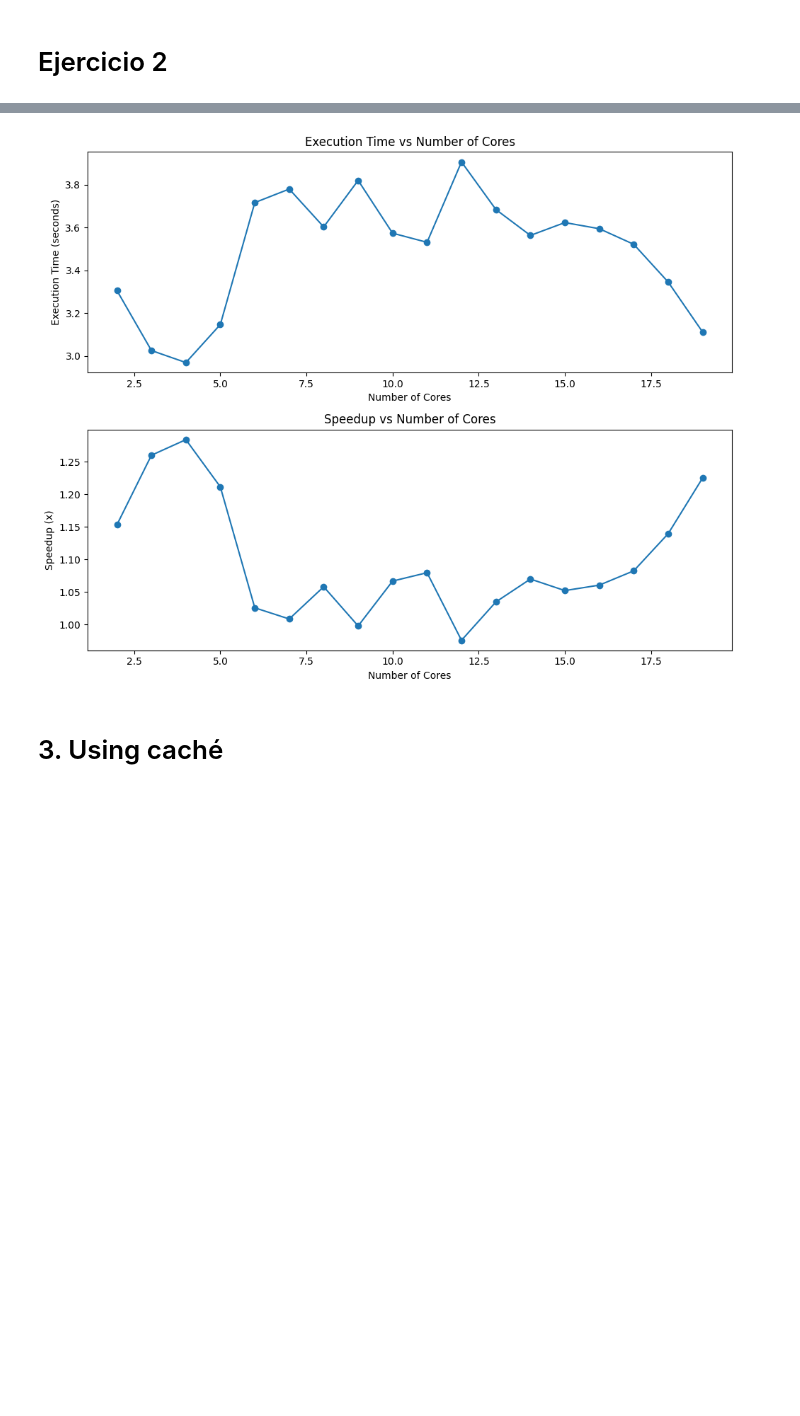
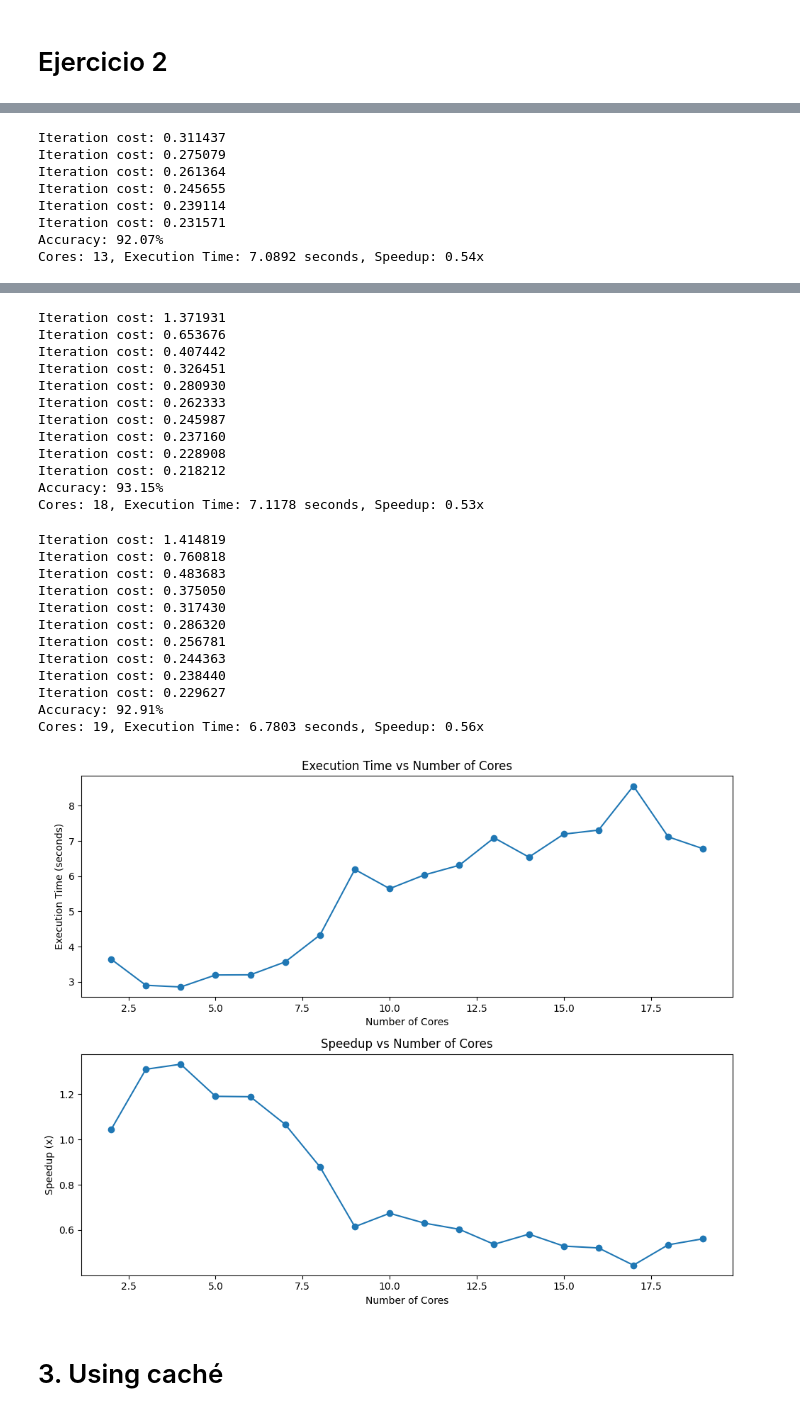
Before and after one commit to Jarturog/spark-botnet-classifier, a Jupyter notebook: Parte 3.ipynb, the cells around one changed output, grey strips where cells are left out. Cells and saved outputs as stored; diff of their text form; code cells hidden in the pictures; blank space fills up the shorter version.

```diff
--- a/Parte 3.ipynb
+++ b/Parte 3.ipynb
@@ -564,10 +581,10 @@ class PerformanceSearch:
         self.execution_times = []
         self.speedups = []
 
-    def run_performance_test(self, n_cores: int, cache_config: CacheConfig):
+    def run_performance_test(self, n_cores: int, path: str, cache_config: CacheConfig):
         sc = SparkContext(f"local[{n_cores}]", f"BotNet_Performance_{n_cores}")
         try:
-            regressor = Regressor(iterations=10, learning_rate=1.5, lambda_reg=0.0, print_cost=True, cache_config=cache_config, sc=sc)
+            regressor = Regressor(iterations=10, learning_rate=1.5, lambda_reg=0.0, print_cost=True, cache_config=cache_config, sc=sc, n_partitions=n_cores)
             start_time = time.time()
             regressor.run(path)
             end_time = time.time()
@@ -578,12 +595,12 @@ class PerformanceSearch:
         execution_time = end_time - start_time
         return execution_time
 
-    def perform_tests(self):
-        baseline_time = self.run_performance_test(1, self.cache_config)
+    def perform_tests(self, path: str):
+        baseline_time = self.run_performance_test(1, path, self.cache_config)
         print(f"Baseline execution time (1 core): {baseline_time:.4f} seconds")
         list_n_cores = self.n_cores if isinstance(self.n_cores, list) else [self.n_cores]
         for n in list_n_cores:
-            exec_time = self.run_performance_test(n, self.cache_config)
+            exec_time = self.run_performance_test(n, path, self.cache_config)
             speedup = baseline_time / exec_time
             self.execution_times.append((n, exec_time))
             self.speedups.append((n, speedup))
@@ -632,15 +649,15 @@ class PerformanceSearch:
             "all_cache": all_cache_config
         }
 
-    def perform_cache_tests(self, n_cores):
+    def perform_cache_tests(self, n_cores, path):
         cache_configs = self._init_all_cache_configs()
         no_cache_config = CacheConfig(False, False, False, False)
-        baseline_time = self.run_performance_test(n_cores, no_cache_config)
+        baseline_time = self.run_performance_test(n_cores, path, no_cache_config)
         self.execution_times.append(("no_cache", baseline_time))
         self.speedups.append(("no_cache", 1.0))
         for config_name, config in cache_configs.items():
             print(f"Testing cache configuration: {config_name}")
-            exec_time = self.run_performance_test(n_cores, config)
+            exec_time = self.run_performance_test(n_cores, path, config)
             print(f"Execution Time with {n_cores} cores and config {config_name}: {exec_time:.4f} seconds")
             self.execution_times.append((config_name, exec_time))
             speedup = baseline_time / exec_time
@@ -687,7 +704,7 @@ class PerformanceSearch:
 performance_test = PerformanceSearch(n_cores=list(range(2, MAX_N_CORES + 1)), cache_config=no_cache_config)
 
 try:
-    performance_test.perform_tests()
+    performance_test.perform_tests(path="/opt/local/botnet_reduced_10k_l.csv")
     _, _, _ = performance_test.plot_results()
 finally:
     sc.stop()
@@ -711,0 +769,8 @@ Cores: 19, Execution Time: 3.1114 seconds, Speedup: 1.23x
+Iteration cost: 0.311437
+Iteration cost: 0.275079
+Iteration cost: 0.261364
+Iteration cost: 0.245655
+Iteration cost: 0.239114
+Iteration cost: 0.231571
+Accuracy: 92.07%
+Cores: 13, Execution Time: 7.0892 seconds, Speedup: 0.54x
@@ -712 +825,25 @@ Cores: 19, Execution Time: 3.1114 seconds, Speedup: 1.23x
+Iteration cost: 1.371931
+Iteration cost: 0.653676
+Iteration cost: 0.407442
+Iteration cost: 0.326451
+Iteration cost: 0.280930
+Iteration cost: 0.262333
+Iteration cost: 0.245987
+Iteration cost: 0.237160
+Iteration cost: 0.228908
+Iteration cost: 0.218212
+Accuracy: 93.15%
+Cores: 18, Execution Time: 7.1178 seconds, Speedup: 0.53x
+Iteration cost: 1.414819
+Iteration cost: 0.760818
+Iteration cost: 0.483683
+Iteration cost: 0.375050
+Iteration cost: 0.317430
+Iteration cost: 0.286320
+Iteration cost: 0.256781
+Iteration cost: 0.244363
+Iteration cost: 0.238440
+Iteration cost: 0.229627
+Accuracy: 92.91%
+Cores: 19, Execution Time: 6.7803 seconds, Speedup: 0.56x
-[figure, old version]
+[figure, new version]
```
Also changed, not shown: parts of 8 cells of this notebook.
